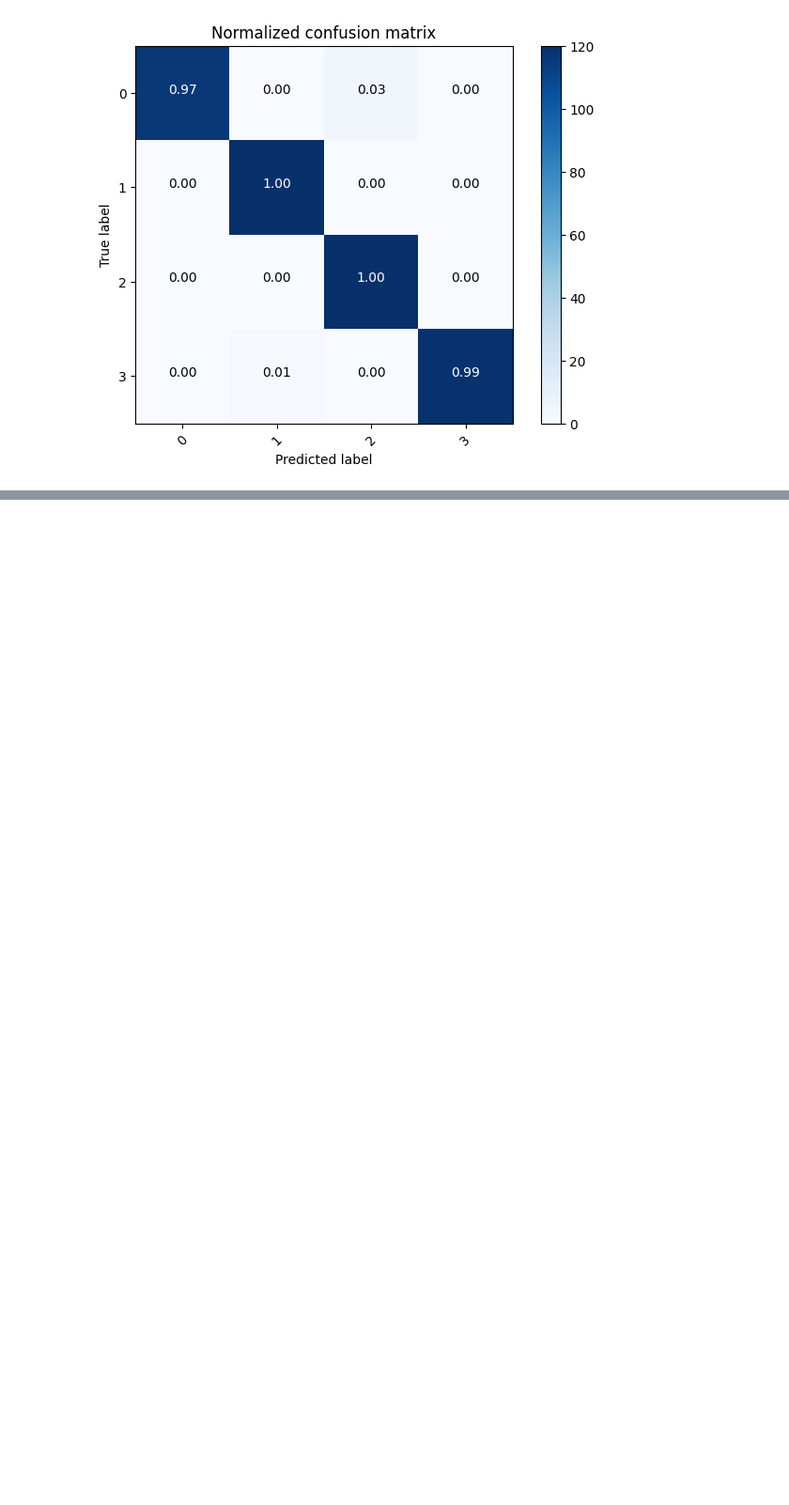
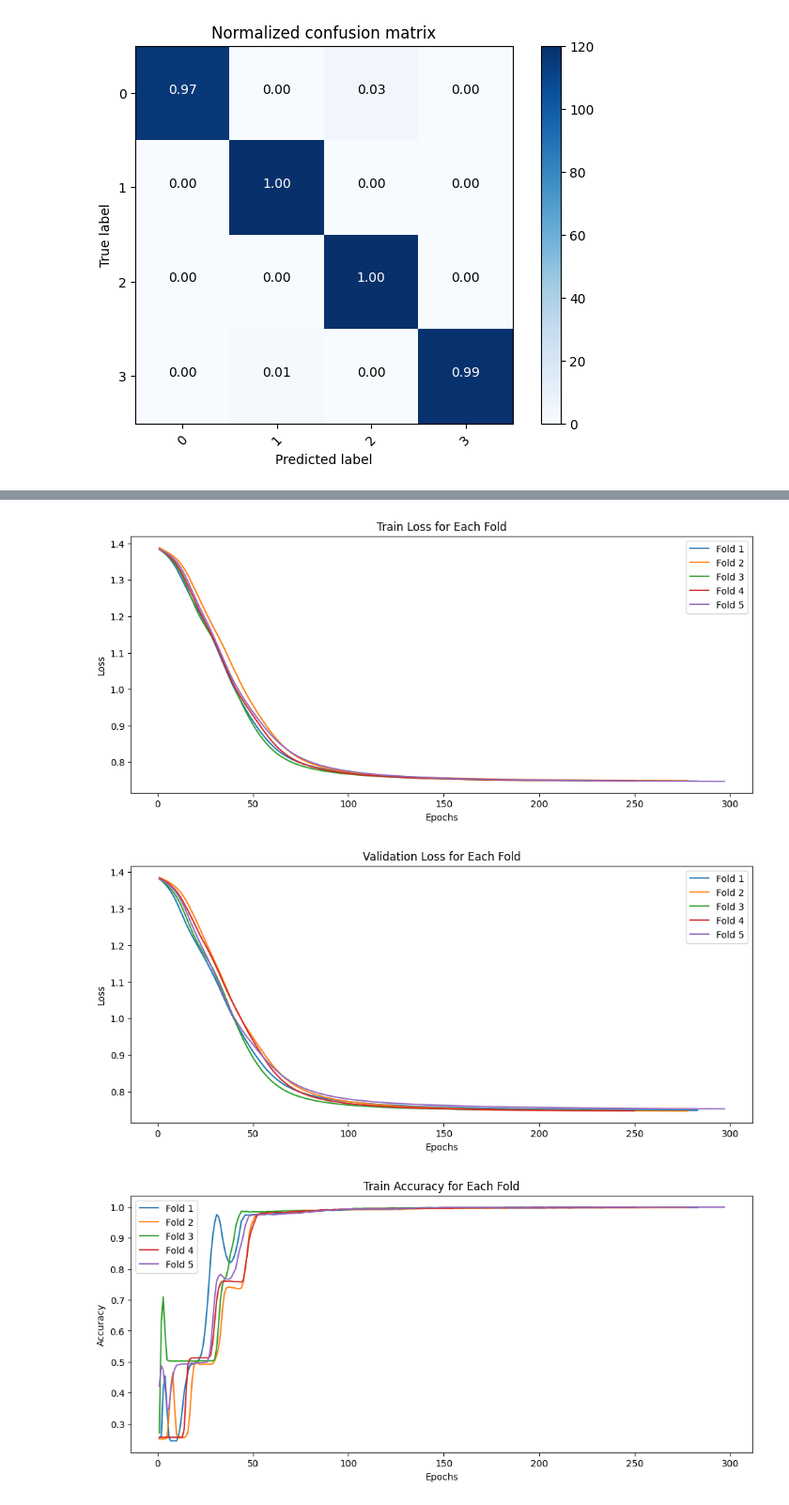
Before and after one commit to mamdaliof/MachineLearning2024W, a Jupyter notebook: Projects/mini project 2/src/Q2.ipynb, the cells around one changed output, grey strips where cells are left out. Shown at 94% size. Drawn from its saved outputs; the diff is of its cells as text; code cells hidden in the pictures; blank space fills up the shorter version.

```diff
--- a/Projects/mini project 2/src/Q2.ipynb
+++ b/Projects/mini project 2/src/Q2.ipynb
@@ -944,0 +949,7 @@ weighted avg       0.99      0.99      0.99       480
+# %%
+device = torch.device('cuda' if torch.cuda.is_available() else 'cpu')
+model = MLP(input_dim=X_train.shape[1], output_dim=len(set(y))).to(device)
+criterion = nn.CrossEntropyLoss()
+
+X_tensor = torch.cat((X_train, X_val), dim=0).to(device)
+y_tensor = torch.cat((y_train, y_val), dim=0).to(device)
@@ -944,0 +1170,54 @@ weighted avg       0.99      0.99      0.99       480
+# %%
+
+# Plotting metrics for each fold
+plt.figure(figsize=(12, 5))
+for result in kf_results:
+    fold = result['fold']
+    train_losses = result['train_losses']
+    epochs = range(1, len(train_losses) + 1)
+    plt.plot(epochs, train_losses, label=f'Fold {fold}')
+plt.title('Train Loss for Each Fold')
+plt.xlabel('Epochs')
+plt.ylabel('Loss')
+plt.legend()
+plt.show()
+
+plt.figure(figsize=(12, 5))
+for result in kf_results:
+    fold = result['fold']
+    val_losses = result['val_losses']
+    epochs = range(1, len(val_losses) + 1)
+    plt.plot(epochs, val_losses, label=f'Fold {fold}')
+plt.title('Validation Loss for Each Fold')
+plt.xlabel('Epochs')
+plt.ylabel('Loss')
+plt.legend()
+plt.show()
+
+plt.figure(figsize=(12, 5))
+for result in kf_results:
+    fold = result['fold']
+    train_accuracies = result['train_accuracies']
+    epochs = range(1, len(train_accuracies) + 1)
+    plt.plot(epochs, train_accuracies, label=f'Fold {fold}')
+plt.title('Train Accuracy for Each Fold')
+plt.xlabel('Epochs')
+plt.ylabel('Accuracy')
+plt.legend()
+plt.show()
+
+plt.figure(figsize=(12, 5))
+for result in kf_results:
+    fold = result['fold']
+    val_accuracies = result['val_accuracies']
+    epochs = range(1, len(val_accuracies) + 1)
+    plt.plot(epochs, val_accuracies, label=f'Fold {fold}')
+plt.title('Validation Accuracy for Each Fold')
+plt.xlabel('Epochs')
+plt.ylabel('Accuracy')
+plt.legend()
+plt.show()
+# %% [output]
+[figure, added]
+[figure, added]
+[figure, added]
```
Also changed, not shown: parts of 4 cells of this notebook, 27 other files.
